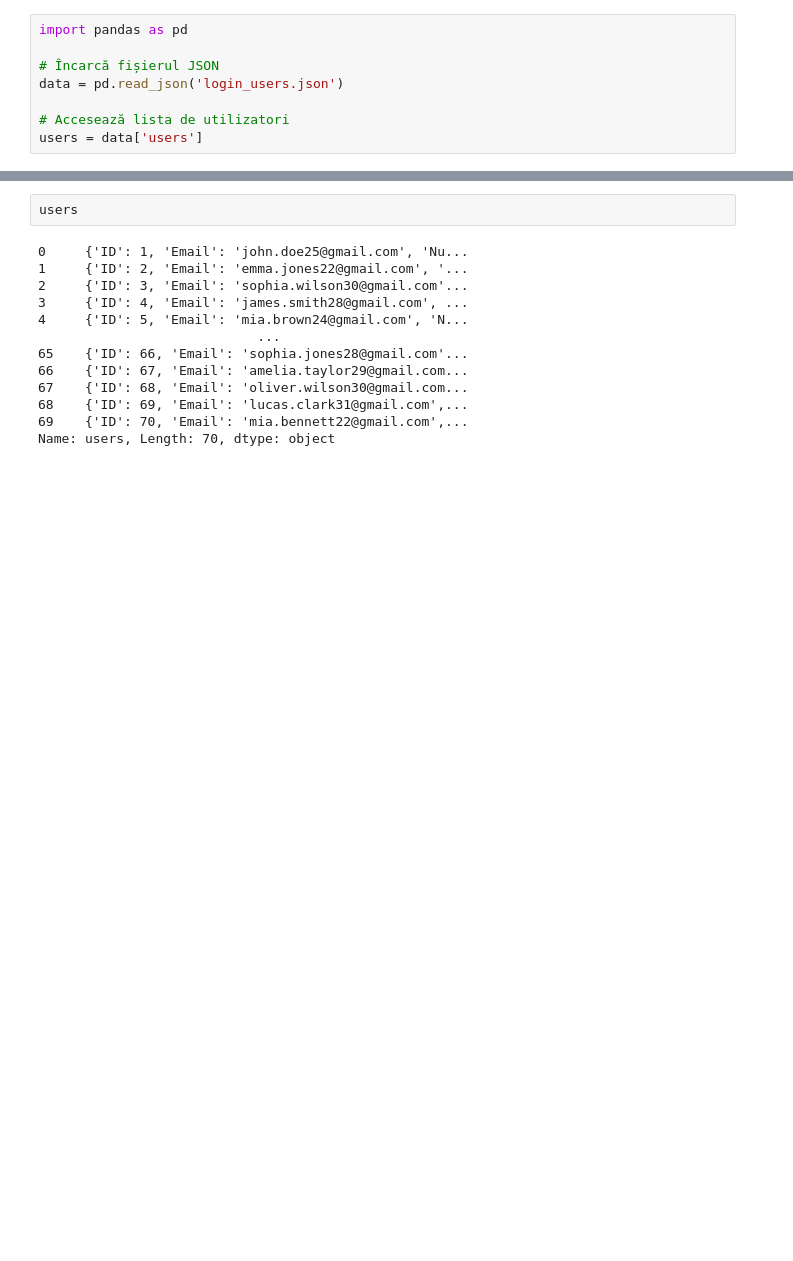
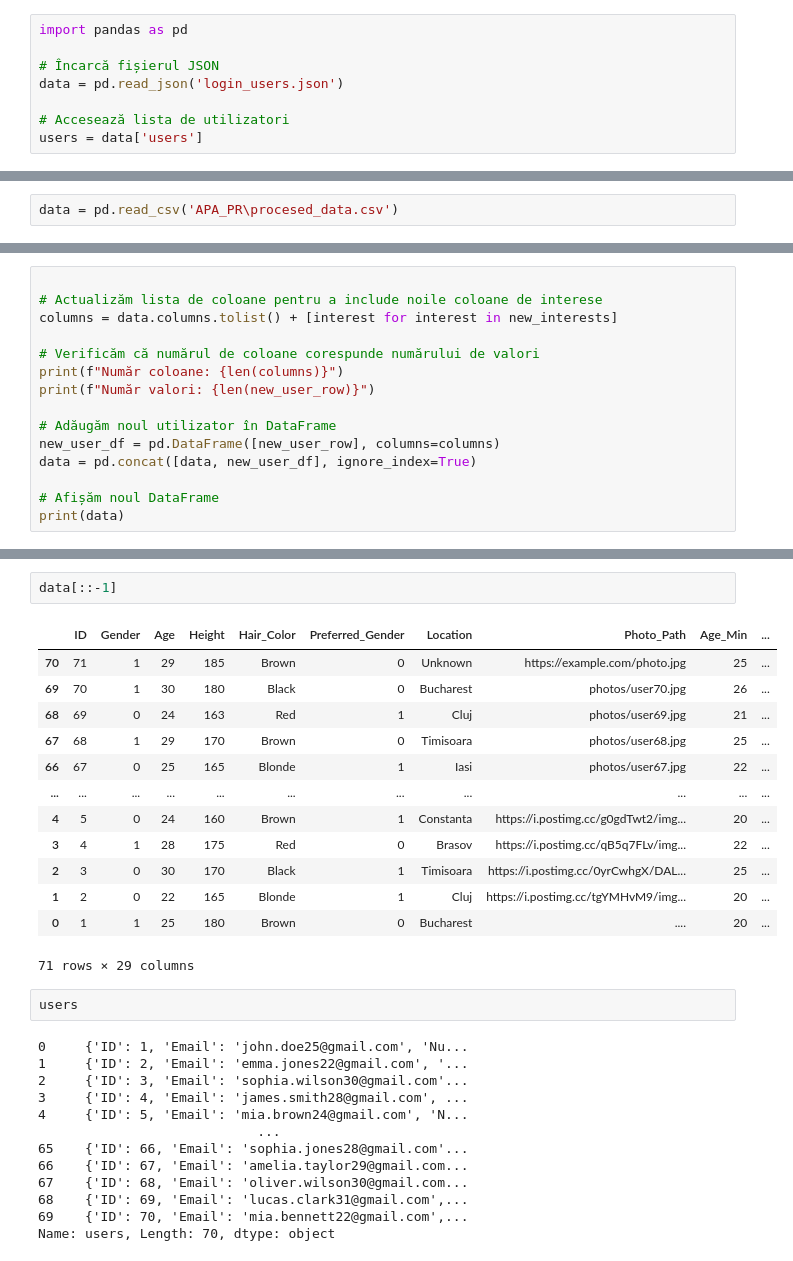
Before and after one commit to mihaimiron1/APA_final_project, a Jupyter notebook: test.ipynb, the cells around one changed output, grey strips where cells are left out. Saved outputs shown, nothing was run; the diff lists cells and outputs as text; blank space fills up the shorter version.

```diff
--- a/test.ipynb
+++ b/test.ipynb
@@ -8,0 +82,2 @@ users = data['users']
+# %%
+data = pd.read_csv('APA_PR\procesed_data.csv')
@@ -8,0 +408,15 @@ users = data['users']
+# %%
+
+# Actualizăm lista de coloane pentru a include noile coloane de interese
+columns = data.columns.tolist() + [interest for interest in new_interests]
+
+# Verificăm că numărul de coloane corespunde numărului de valori
+print(f"Număr coloane: {len(columns)}")
+print(f"Număr valori: {len(new_user_row)}")
+
+# Adăugăm noul utilizator în DataFrame
+new_user_df = pd.DataFrame([new_user_row], columns=columns)
+data = pd.concat([data, new_user_df], ignore_index=True)
+
+# Afișăm noul DataFrame
+print(data)
@@ -9,3 +479,19 @@ users = data['users']
+# %%
+data[::-1]
+# %% [output]
+|  | ID | Gender | Age | Height | Hair_Color | Preferred_Gender | Location | Photo_Path | Age_Min | ... |
+| 70 | 71 | 1 | 29 | 185 | Brown | 0 | Unknown | https://example.com/photo.jpg | 25 | ... |
+| 69 | 70 | 1 | 30 | 180 | Black | 0 | Bucharest | photos/user70.jpg | 26 | ... |
+| 68 | 69 | 0 | 24 | 163 | Red | 1 | Cluj | photos/user69.jpg | 21 | ... |
+| 67 | 68 | 1 | 29 | 170 | Brown | 0 | Timisoara | photos/user68.jpg | 25 | ... |
+| 66 | 67 | 0 | 25 | 165 | Blonde | 1 | Iasi | photos/user67.jpg | 22 | ... |
+| ... | ... | ... | ... | ... | ... | ... | ... | ... | ... | ... |
+| 4 | 5 | 0 | 24 | 160 | Brown | 1 | Constanta | https://i.postimg.cc/g0gdTwt2/img... | 20 | ... |
+| 3 | 4 | 1 | 28 | 175 | Red | 0 | Brasov | https://i.postimg.cc/qB5q7FLv/img... | 22 | ... |
+| 2 | 3 | 0 | 30 | 170 | Black | 1 | Timisoara | https://i.postimg.cc/0yrCwhgX/DAL... | 25 | ... |
+| 1 | 2 | 0 | 22 | 165 | Blonde | 1 | Cluj | https://i.postimg.cc/tgYMHvM9/img... | 20 | ... |
+| 0 | 1 | 1 | 25 | 180 | Brown | 0 | Bucharest | .... | 20 | ... |
+71 rows × 29 columns
 # %%
 users
 # %% [output]
```
Also changed, not shown: parts of 31 cells of this notebook, 9 other files.
